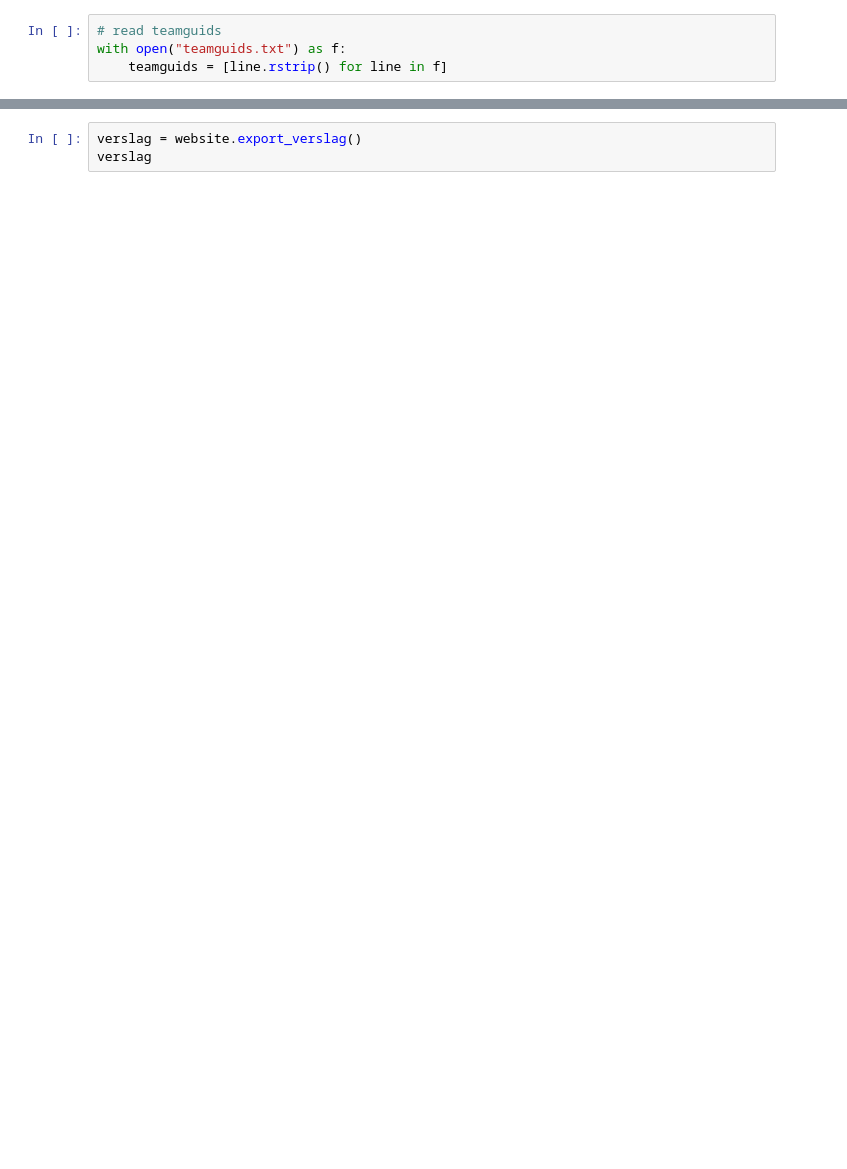
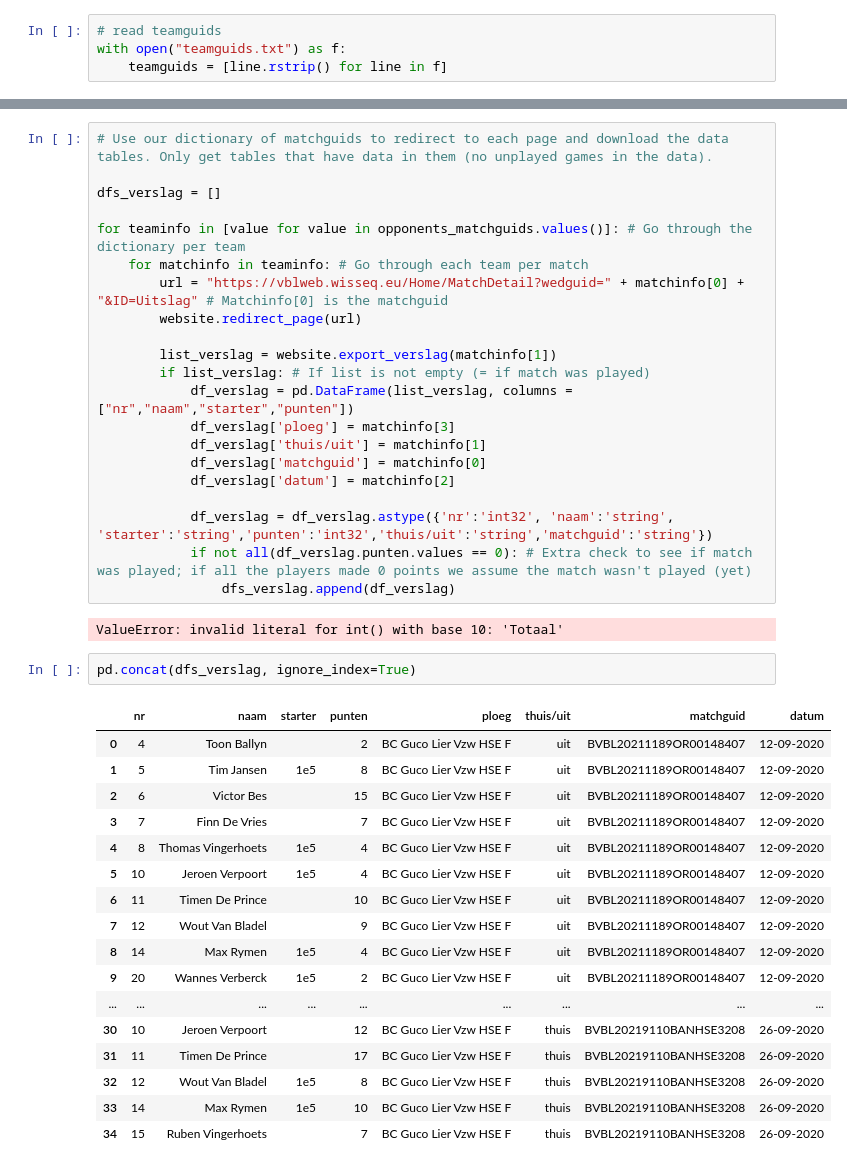
Before and after one commit to LukasMahieu/VBL, a Jupyter notebook: Extract VBL tables.ipynb, the cells around one changed output, grey strips where cells are left out. Cells and saved outputs as stored; diff of their text form; blank space fills up the shorter version.

```diff
--- a/Extract VBL tables.ipynb
+++ b/Extract VBL tables.ipynb
@@ -175,6 +168,46 @@ website.redirect_page("https://vblweb.wisseq.eu/Home/MatchDetail?wedguid=BVBL202
 # %% [output]
 chromedriver is already installed.
 Installed chromedriver driver to path: C:\Users\Lukas\Test jupyterlab\lib\chromedriver_86.0.4240.22.exe
-# %%
-verslag = website.export_verslag()
-verslag
+# %%
+# Use our dictionary of matchguids to redirect to each page and download the data tables. Only get tables that have data in them (no unplayed games in the data).
+
+dfs_verslag = []
+
+for teaminfo in [value for value in opponents_matchguids.values()]: # Go through the dictionary per team
+    for matchinfo in teaminfo: # Go through each team per match
+        url = "https://vblweb.wisseq.eu/Home/MatchDetail?wedguid=" + matchinfo[0] + "&ID=Uitslag" # Matchinfo[0] is the matchguid
+        website.redirect_page(url)
+
+        list_verslag = website.export_verslag(matchinfo[1])
+        if list_verslag: # If list is not empty (= if match was played)
+            df_verslag = pd.DataFrame(list_verslag, columns = ["nr","naam","starter","punten"])
+            df_verslag['ploeg'] = matchinfo[3]
+            df_verslag['thuis/uit'] = matchinfo[1]
+            df_verslag['matchguid'] = matchinfo[0]
+            df_verslag['datum'] = matchinfo[2]
+
+            df_verslag = df_verslag.astype({'nr':'int32', 'naam':'string', 'starter':'string','punten':'int32','thuis/uit':'string','matchguid':'string'})
+            if not all(df_verslag.punten.values == 0): # Extra check to see if match was played; if all the players made 0 points we assume the match wasn't played (yet)
+                dfs_verslag.append(df_verslag)
+# %% [output]
+ValueError: invalid literal for int() with base 10: 'Totaal'
+# %%
+pd.concat(dfs_verslag, ignore_index=True)
+# %% [output]
+|  | nr | naam | starter | punten | ploeg | thuis/uit | matchguid | datum |
+| 0 | 4 | Toon Ballyn |  | 2 | BC Guco Lier Vzw HSE F | uit | BVBL20211189OR00148407 | 12-09-2020 |
+| 1 | 5 | Tim Jansen | 1e5 | 8 | BC Guco Lier Vzw HSE F | uit | BVBL20211189OR00148407 | 12-09-2020 |
+| 2 | 6 | Victor Bes |  | 15 | BC Guco Lier Vzw HSE F | uit | BVBL20211189OR00148407 | 12-09-2020 |
+| 3 | 7 | Finn De Vries |  | 7 | BC Guco Lier Vzw HSE F | uit | BVBL20211189OR00148407 | 12-09-2020 |
+| 4 | 8 | Thomas Vingerhoets | 1e5 | 4 | BC Guco Lier Vzw HSE F | uit | BVBL20211189OR00148407 | 12-09-2020 |
+| 5 | 10 | Jeroen Verpoort | 1e5 | 4 | BC Guco Lier Vzw HSE F | uit | BVBL20211189OR00148407 | 12-09-2020 |
+| 6 | 11 | Timen De Prince |  | 10 | BC Guco Lier Vzw HSE F | uit | BVBL20211189OR00148407 | 12-09-2020 |
+| 7 | 12 | Wout Van Bladel |  | 9 | BC Guco Lier Vzw HSE F | uit | BVBL20211189OR00148407 | 12-09-2020 |
+| 8 | 14 | Max Rymen | 1e5 | 4 | BC Guco Lier Vzw HSE F | uit | BVBL20211189OR00148407 | 12-09-2020 |
+| 9 | 20 | Wannes Verberck | 1e5 | 2 | BC Guco Lier Vzw HSE F | uit | BVBL20211189OR00148407 | 12-09-2020 |
+| ... | ... | ... | ... | ... | ... | ... | ... | ... |
+| 30 | 10 | Jeroen Verpoort |  | 12 | BC Guco Lier Vzw HSE F | thuis | BVBL20219110BANHSE3208 | 26-09-2020 |
+| 31 | 11 | Timen De Prince |  | 17 | BC Guco Lier Vzw HSE F | thuis | BVBL20219110BANHSE3208 | 26-09-2020 |
+| 32 | 12 | Wout Van Bladel | 1e5 | 8 | BC Guco Lier Vzw HSE F | thuis | BVBL20219110BANHSE3208 | 26-09-2020 |
+| 33 | 14 | Max Rymen | 1e5 | 10 | BC Guco Lier Vzw HSE F | thuis | BVBL20219110BANHSE3208 | 26-09-2020 |
+| 34 | 15 | Ruben Vingerhoets |  | 7 | BC Guco Lier Vzw HSE F | thuis | BVBL20219110BANHSE3208 | 26-09-2020 |
```
Also changed, not shown: parts of 7 cells of this notebook.
